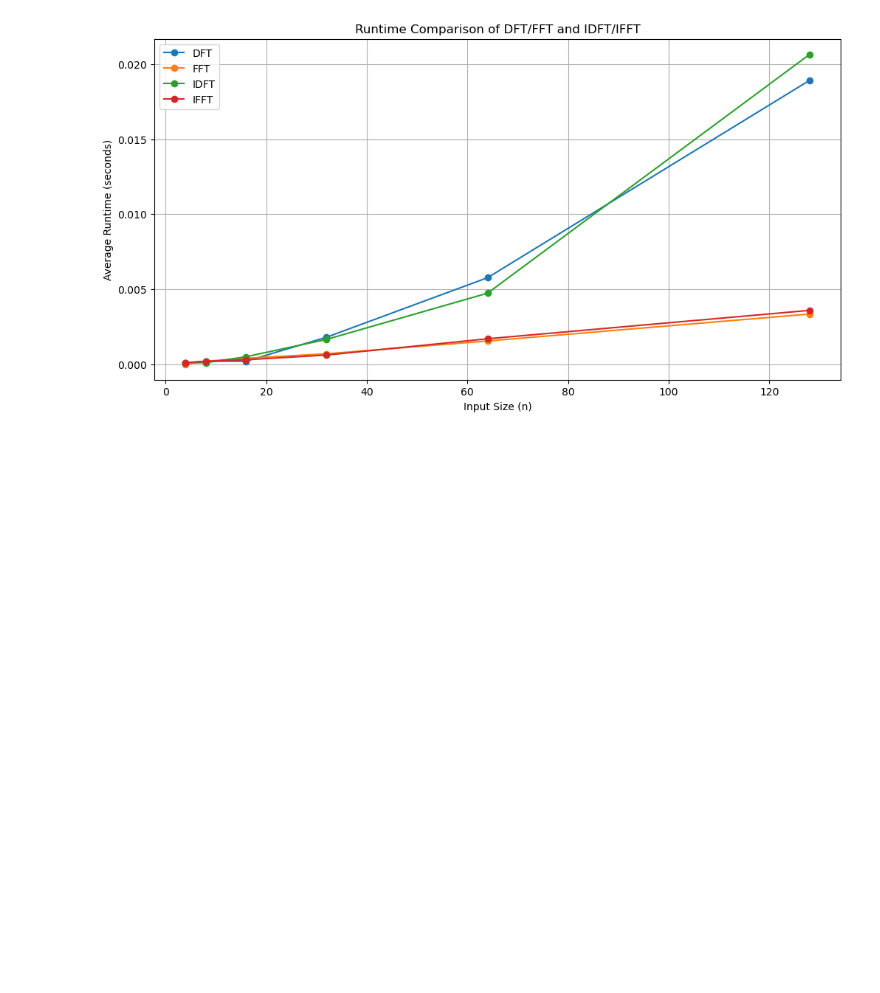
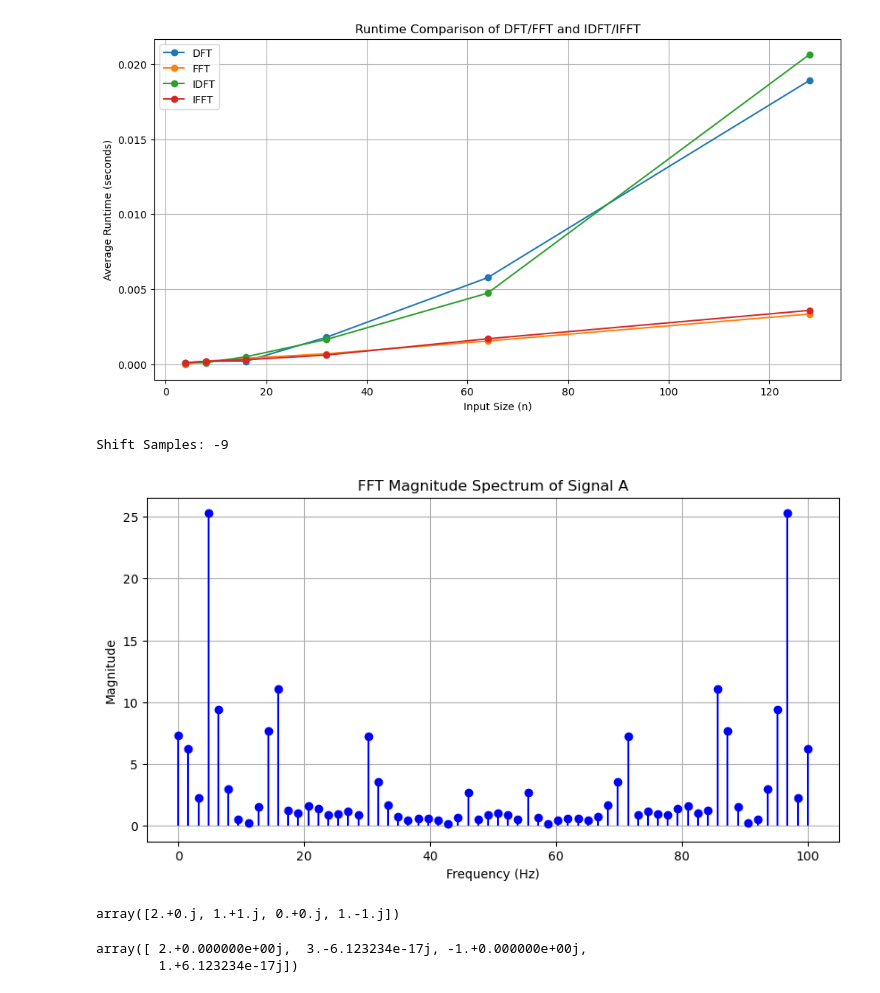
Before and after one commit to SeveredAsif/FFTandDFT, a Jupyter notebook: task2.ipynb, the cells around one changed output. Cells and saved outputs as stored; diff of their text form; code cells hidden in the pictures; blank space fills up the shorter version.

```diff
--- a/task2.ipynb
+++ b/task2.ipynb
@@ -173,3 +173,43 @@ plt.grid()
 plt.show()
 # %% [output]
 [figure]
+# %%
+# Constants
+n = 50
+samples = np.arange(n)
+sampling_rate = 100
+wave_velocity = 8000
+
+# Function to generate Signal A and Signal B
+def generate_signals(frequency=5):
+    noise_freqs = [15, 30, 45]  # Default noise frequencies in Hz
+    amplitudes = [0.5, 0.3, 0.1]  # Default noise amplitudes
+    noise_freqs2 = [10, 20, 40]
+    amplitudes2 = [0.3, 0.2, 0.1]
+
+    dt = 1 / sampling_rate  # Sampling interval in seconds
+    time = samples * dt  # Time points corresponding to each sample
+
+    # Original clean signal (sinusoidal)
+    original_signal = np.sin(2 * np.pi * frequency * time)
+
+    # Adding noise
+    noise_for_signal_A = sum(amplitude * np.sin(2 * np.pi * noise_freq * time)
+                             for noise_freq, amplitude in zip(noise_freqs, amplitudes))
+    noise_for_signal_B = sum(amplitude * np.sin(2 * np.pi * noise_freq * time)
+                             for noise_freq, amplitude in zip(noise_freqs2, amplitudes2))
+
+    signal_A = original_signal + noise_for_signal_A
+    noisy_signal_B = signal_A + noise_for_signal_B
+
+    # Applying random shift
+    shift_samples = -9 #np.random.randint(-n // 2, n // 2)  # Random shift
+    print(f"Shift Samples: {shift_samples}")
+    signal_B = np.roll(noisy_signal_B, shift_samples)
+
+    return signal_A, signal_B
+
+# Generate signals
+signal_A, signal_B = generate_signals()
+# %% [output]
+Shift Samples: -9
@@ -175,0 +247,23 @@ plt.show()
+# %%
+fft_result = FFT(signal_A)
+
+# Compute magnitude spectrum
+frequencies = np.linspace(0, sampling_rate, len(fft_result))
+magnitude = np.abs(fft_result)
+
+# Plot the magnitude spectrum
+plt.figure(figsize=(10, 5))
+plt.stem(frequencies, magnitude, linefmt="blue", markerfmt="bo", basefmt=" ")
+plt.title("FFT Magnitude Spectrum of Signal A")
+plt.xlabel("Frequency (Hz)")
+plt.ylabel("Magnitude")
+plt.grid()
+plt.show()
+# %% [output]
+[figure, added]
+# %%
+A = np.array([1,0,0,1])
+res = FFT(A)
+res
+# %% [output]
+array([2.+0.j, 1.+1.j, 0.+0.j, 1.-1.j])
@@ -175,0 +287,7 @@ plt.show()
+# %%
+A = np.array([5,3-2j,-3,3+2j])
+res = IFFT(A)
+res
+# %% [output]
+array([ 2.+0.000000e+00j,  3.-6.123234e-17j, -1.+0.000000e+00j,
+        1.+6.123234e-17j])
```
Also changed, not shown: parts of 2 cells of this notebook, 2 other files.
